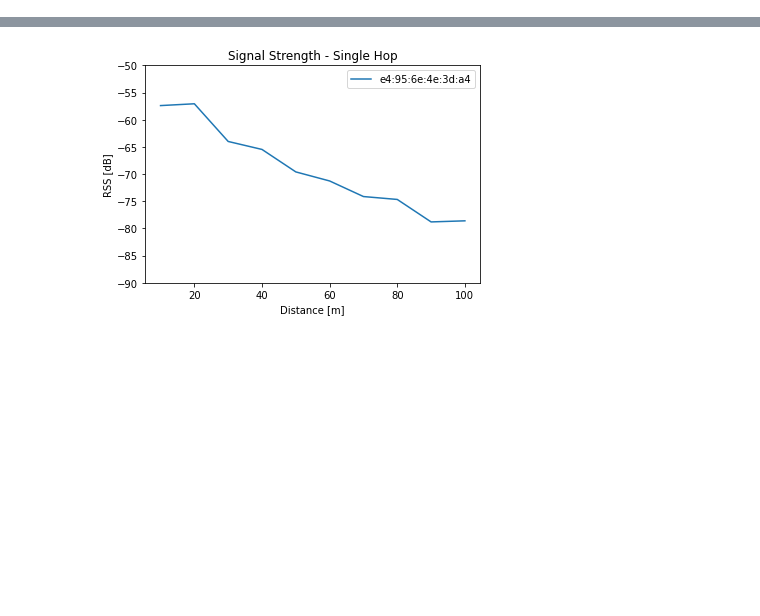
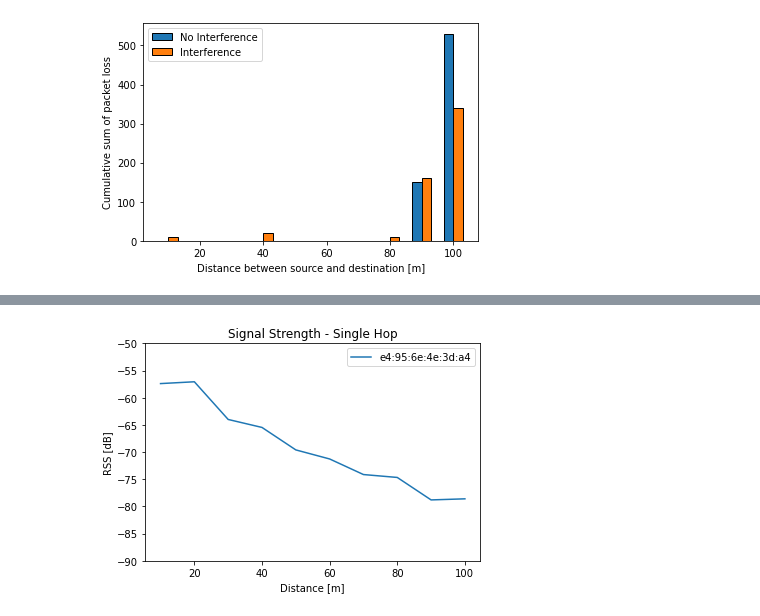
Before and after one commit to k00ziex/MastersThesis_FANETs_Fall_2022, a Jupyter notebook: Data_processing/Data_Visualization.ipynb, the cells around one changed output, grey strips where cells are left out. Saved outputs shown, nothing was run; the diff lists cells and outputs as text; code cells hidden in the pictures; blank space fills up the shorter version.

Commit message:
Cumulative Packet Loss methods and bar plots has been created

```diff
--- a/Data_processing/Data_Visualization.ipynb
+++ b/Data_processing/Data_Visualization.ipynb
@@ -131,7 +131,10 @@ def read_ping_data(ping_data, packet_loss_list = [], avg_rtt_list = [], std_devi
     for entry in ping_data:
         ping_information = entry.split("---")[2]
         split_information = ping_information.split(",")
-        packet_loss_list.append(split_information[2].split("%")[0])
+        if(split_information[2].split("%")[0].find("+7 errors") == 1):
+            packet_loss_list.append('100')
+        else:
+            packet_loss_list.append(split_information[2].split("%")[0])
         try:
             avg_rtt_list.append(split_information[3].split("/")[4])
             std_deviation_rtt.append(split_information[3].split("/")[6][:-3])
@@ -315,14 +318,12 @@ def converted_ping_data(path, data_value):
             data.append(read_ping_data(entry)[1])
         elif(data_value == 'std_deviation'):
             data.append(read_ping_data(entry)[2])
-
     if(data_value == 'packet_loss'):
         converted_data = [[int(x) for x in lst] for lst in data]
     elif(data_value == 'avg_rtt'):
         converted_data = [[float(x) for x in lst] for lst in data]
     elif(data_value == 'std_deviation'):
         converted_data = [[float(x) for x in lst] for lst in data]
-
     return converted_data
 # %%
 #def plot_rss(path, data_value, y_label, x_label, x_axis_values, title):
@@ -367,3 +368,60 @@ def plot_rss(path, title, x_axis, x_label = 'Distance [m]'):
     #print(extracted_raw_avg)
     #x_axis = list(range(1,len(iperf_sender_bytes)+1))
     #print(extracted_rss)
+# %%
+def packet_loss_cumsum(path):
+    ping_data = converted_ping_data(path, 'packet_loss')
+    cumulative_sum = []
+    max_values = []
+
+    for entry in ping_data:
+        cumulative_sum.append(np.cumsum(entry).tolist())
+
+    for entry in cumulative_sum:
+        max_values.append(max(entry))
+
+    return max_values
+# %%
+####### BAR PLOT - DISTANCE PACKET LOSS ######
+distance_file_result = "../Distance/Dongle/single-hop/results_"
+distance_result_files = [
+                        distance_file_result + "10m.txt",
+                        distance_file_result + "20m.txt",
+                        distance_file_result + "30m.txt",
+                        distance_file_result + "40m.txt",
+                        distance_file_result + "50m.txt",
+                        distance_file_result + "60m.txt",
+                        distance_file_result + "70m.txt",
+                        distance_file_result + "80m.txt",
+                        distance_file_result + "90m.txt",
+                        distance_file_result + "100m.txt"
+                        ]
+distance_file_result_int = "../Distance/Dongle/single-hop_interference/results_"
+distance_result_files_int = [
+                        distance_file_result_int + "10m.txt",
+                        distance_file_result_int + "20m.txt",
+                        distance_file_result_int + "30m.txt",
+                        distance_file_result_int + "40m.txt",
+                        distance_file_result_int + "50m.txt",
+                        distance_file_result_int + "60m.txt",
+                        distance_file_result_int + "70m.txt",
+                        distance_file_result_int + "80m.txt",
+                        distance_file_result_int + "90m.txt",
+                        distance_file_result_int + "100m.txt"
+                        ]
+
+x = np.array([10,20,30,40,50,60,70,80,90,100])
+y1 = packet_loss_cumsum(distance_result_files)
+y2 = packet_loss_cumsum(distance_result_files_int)
+width = 3
+
+
+plt.bar(x-(0.5*width), y1, width, edgecolor = 'black')
+plt.bar(x+(0.5*width), y2, width, edgecolor = 'black')
+plt.legend(["No Interference", "Interference"])
+plt.xlabel("Distance between source and destination [m]")
+plt.ylabel("Cumulative sum of packet loss")
+plt.show()
+#packet_loss_cumsum(distance_result_files)
+# %% [output]
+[figure, added]
```
Also changed, not shown: parts of 5 cells of this notebook.
